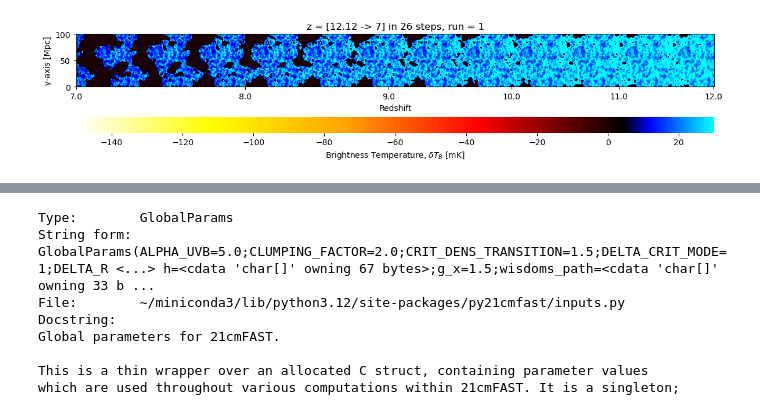
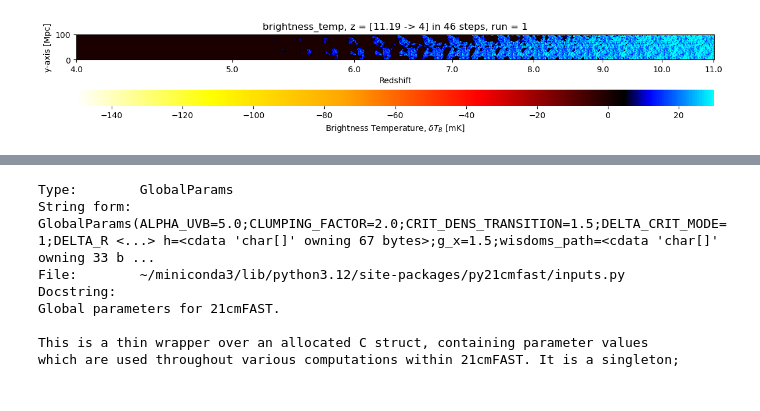
Before and after one commit to Kojobu/p21cm_custom_wrapper, a Jupyter notebook: 21cmfast.ipynb, the cells around one changed output, grey strips where cells are left out. Drawn from its saved outputs; the diff is of its cells as text; code cells hidden in the pictures.

```diff
--- a/21cmfast.ipynb
+++ b/21cmfast.ipynb
@@ -14,10 +14,10 @@ import random
 import yaml
 
 if not os.path.exists('_cache'):
-    os.mkdir('_cache')
+    os.mkdir('../_cache')
 
-p21c.config['direc'] = '_cache'
-cache_tools.clear_cache(direc="_cache")
+p21c.config['direc'] = '../_cache'
+# cache_tools.clear_cache(direc="../_cache")
 
 print(f"Using 21cmFAST version {p21c.__version__}")
 # %% [output]
@@ -25,38 +25,38 @@ print(f"Using 21cmFAST version {p21c.__version__}")
 Using 21cmFAST version 3.3.1
 # %%
 class parameters():
-    def __init__(self, random_seed=True, parameter_path="./", **kwargs):
+    '''Initialize parameter given a config file'''
+    def __init__(self, random_seed=True, parameter_path="./"):
         self.prechange = True
         self.random_seed = random_seed
         with open(parameter_path + "parameter.yaml", 'r') as file:
             parameter = yaml.safe_load(file)
 
+
+
         use_default = []
         for key in parameter.keys():
-            print(f"use {key} default config: {parameter[key]["use_default"]}")
-            use_default.append(parameter[key]["use_default"])
-            parameter[key].pop("use_default")
+            if key == "input_params":
+                self.input_params = parameter["input_params"]
+            else:
+                print(f"use {key} default config: {parameter[key]["use_default"]}")
+                use_default.append(parameter[key]["use_default"])
+                parameter[key].pop("use_default")
+        parameter.pop("input_params")
 
         self.astro_params = parameter["astro_params"] if not use_default[0] else p21c.AstroParams()
         self.cosmo_params = parameter["cosmo_params"] if not use_default[1] else p21c.CosmoParams()
         self.user_params = parameter["user_params"] if not use_default[2] else p21c.UserParams()
-        self.flag_params = parameter["flag_params"] if not use_default[3] else p21c.FlagOptions()
+        self.flag_params = parameter["flag_options"] if not use_default[3] else p21c.FlagOptions()
         self.global_params = parameter["global_params"] if not use_default[4] else {}
+        parameter.pop("global_params")
 
-        self.redshift = [7,12]
+        self.input_params.update(parameter)
+        self.standard_config = self.input_params.copy()
 
-        self.input_params = {
-        "lightcone_quantities": ("brightness_temp", "density", "xH_box"),
-        "redshift": self.redshift[0],
-        "max_redshift": self.redshift[1],
-        "user_params": self.user_params,
-        "cosmo_params": self.cosmo_params,
-        "astro_params": self.astro_params,
-        "random_seed": random.randint(0,99999) if self.random_seed else 12345,
-        "flag_options": self.flag_params
-        }
-        if self.global_params != None:
-            self.input = self.input_params.update(self.global_params)
+    def kwargs_update(self, kargs):
+        self.input_params.update(kargs)
+
 
     def pbox_run(self, zsteps):
         if self.prechange:
@@ -80,6 +80,7 @@ class parameters():
 
 
 class simulation(parameters):
+    '''Dynamically execute and plot simulation'''
     def __init__(self, random_seed=True):
         super().__init__(random_seed=random_seed)
         self.data = []
@@ -87,48 +88,53 @@ class simulation(parameters):
     def __len__(self):
         return len(self.data)
 
-    def run_box(self, runs, zsteps):
+    def run_box(self, runs, zsteps, kargs={}):
         self.simtype = 0
         self.pbox_run(zsteps)
         with p21c.global_params.use(**self.global_params):
             for _ in range(runs):
+                self.kwargs_update(kargs)
                 self.data.append(p21c.run_coeval(**self.input_params))
         self.pbox_run(zsteps)
 
-    def run_lightcone(self, runs):
+    def run_lightcone(self, runs, kargs={}):
         self.simtype = 1
         with p21c.global_params.use(**self.global_params):
             for _ in range(runs):
+                self.kwargs_update(kargs)
                 self.data.append(p21c.run_lightcone(**self.input_params))
 
-    def plot(self, field="brightness_temp"):
+    def plot(self, fields=["brightness_temp"]):
         match self.simtype:
             case 0:
                 h = len(self.data)
                 w = len(self.data[0])
                 fig, ax = plt.subplots(h,w, figsize=(4*w,4*h))
                 ax = ax.reshape(h,w)
-                for (j, axis) in zip(range(len(self.data)),  ax):
-                    for i, (dat, redshift, a) in enumerate(zip(self.data[j], [z.redshift for z in test.data[j]], axis)):
-                        if i<1:
-                            plotting.coeval_sliceplot(dat, ax=a, fig=fig, kind=field)
-                        else:
-                            plotting.coeval_sliceplot(dat, ax=a, fig=fig, kind=field, printlabel=False)
-                        plt.title(f"z = {round(redshift,2)}")
+                for field in fields:
+                    for (j, axis) in zip(range(len(self.data)),  ax):
+                        for i, (dat, redshift, a) in enumerate(zip(self.data[j], [z.redshift for z in test.data[j]], axis)):
+                            if i<1:
+                                plotting.coeval_sliceplot(dat, ax=a, fig=fig, kind=field)
+                            else:
+                                plotting.coeval_sliceplot(dat, ax=a, fig=fig, kind=field, printlabel=False)
+                            plt.title(f"{field}, z = {round(redshift,2)}")
+                    plt.tight_layout()
+                    plt.show()
             case 1:
                 h = len(self.data)
                 fig, ax = plt.subplots(h,1, figsize=(12,4*h))
                 ax = ax.flatten() if h > 1 else [ax]
-                for i, dat in enumerate(self.data):
-                    z = dat.node_redshifts
-                    plotting.lightcone_sliceplot(dat, ax=ax[i], fig=fig, kind=field)
-                    plt.title(f"z = [{round(max(z),2)} -> {round(min(z),2)}] in {len(z)} steps, run = {i+1}")
-                ax = np.reshape(ax, (h,1))
-                plt.tight_layout()
-                plt.show()
+                for field in fields:
+                    for i, dat in enumerate(self.data):
+                        z = dat.node_redshifts
+                        plotting.lightcone_sliceplot(dat, ax=ax[i], fig=fig, kind=field)
+                        plt.title(f"{field}, z = [{round(max(z),2)} -> {round(min(z),2)}] in {len(z)} steps, run = {i+1}")
+                    ax = np.reshape(ax, (h,1))
+                    plt.tight_layout()
+                    plt.show()
 
-        plt.tight_layout()
-        plt.show()
+
 
     def pop(self,idx):
         self.data.pop(idx)
@@ -136,9 +142,10 @@ class simulation(parameters):
     def clear(self):
         self.data.clear()
 
+params = {"redshift": 4, "max_redshift": 11}
 
 test = simulation(random_seed=False)
-test.run_lightcone(runs = 1)
+test.run_lightcone(runs = 1, kargs=params)
 test.plot()
 # %% [output]
 use astro_params default config: True
@@ -148,2 +155,2 @@ use flag_params default config: True
 use global_params default config: True
-[figure, old version]
+[figure, new version]
```
Also changed, not shown: parts of 15 cells of this notebook, 1 other file.
